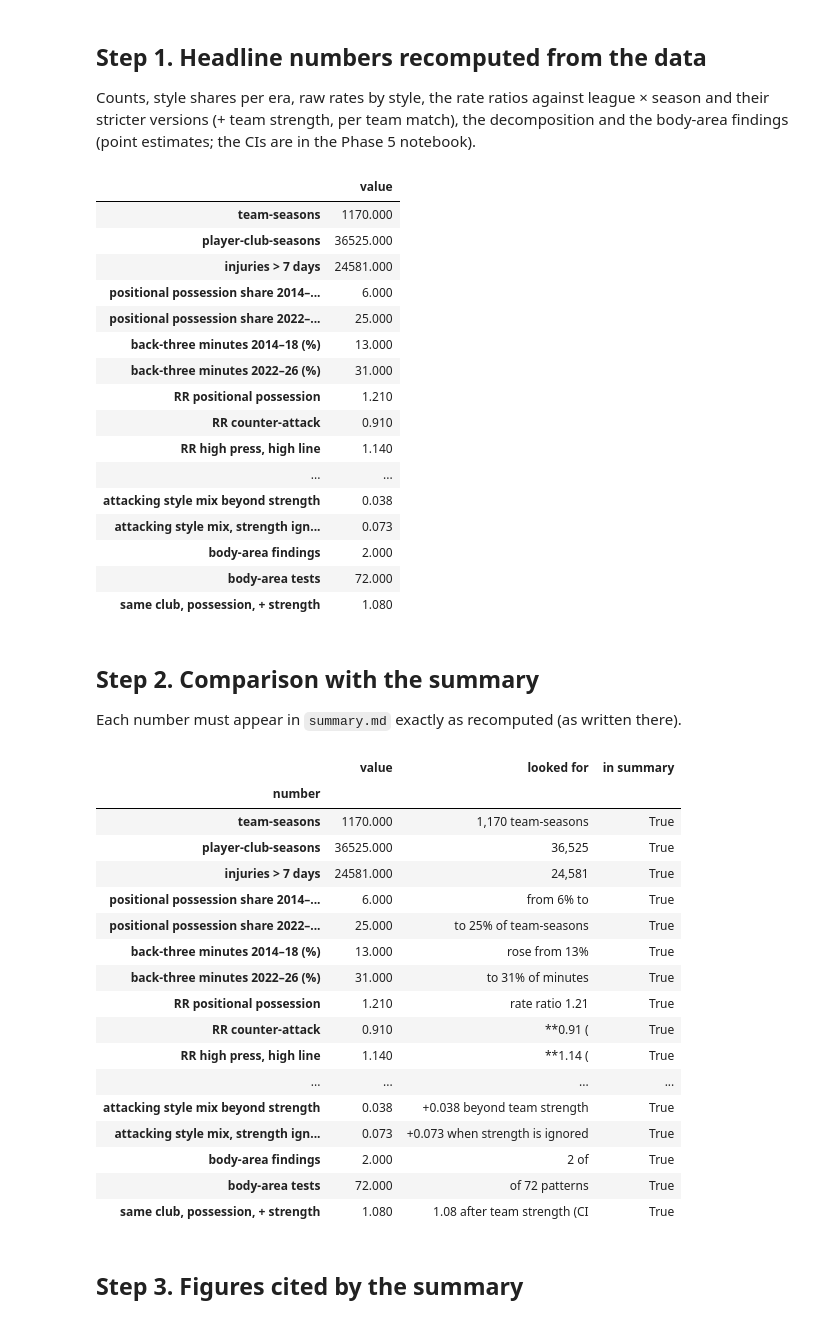
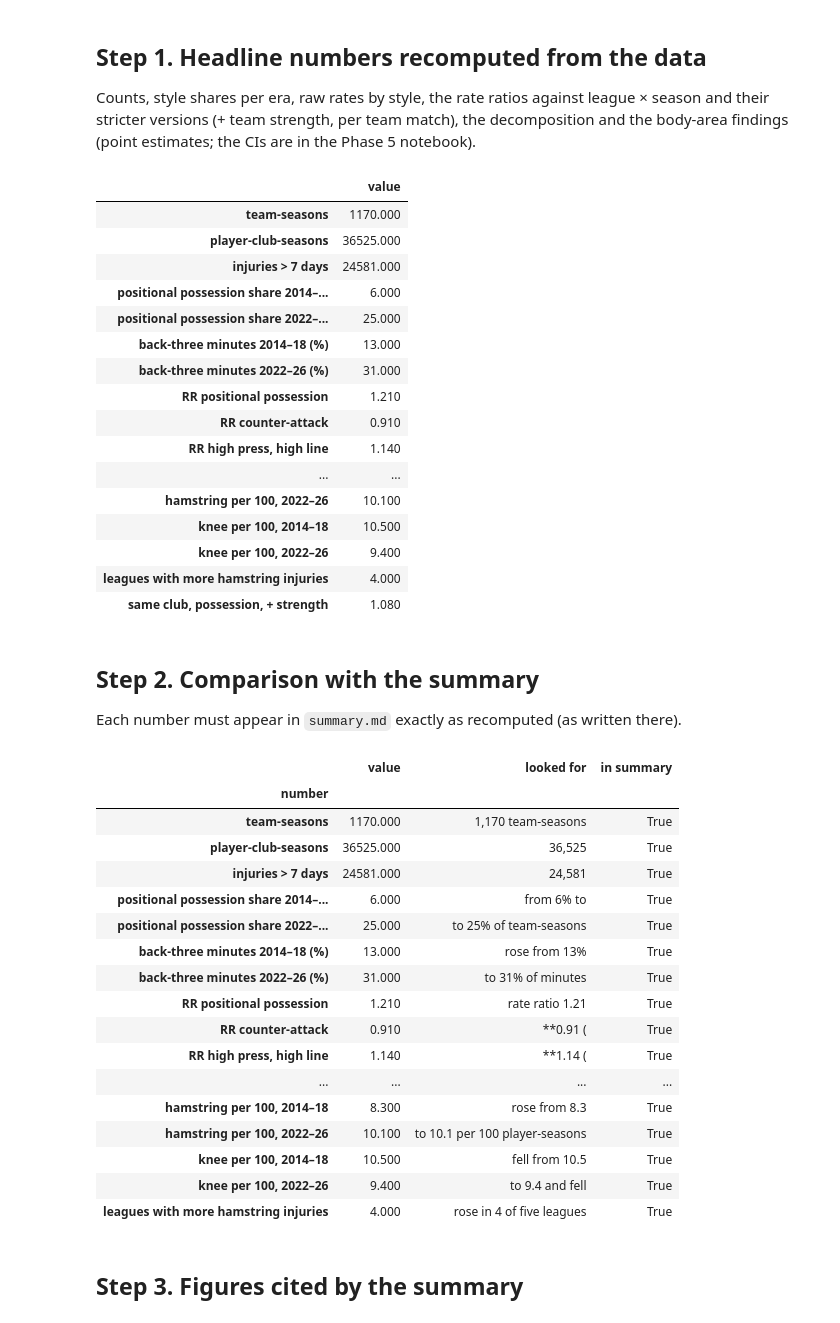
Before and after one commit to Mohammad99Shweiki/football-injuries, a Jupyter notebook: notebooks/06_report.ipynb, the cells around one changed output. Drawn from its saved outputs; the diff is of its cells as text; code cells hidden in the pictures.

```diff
--- a/notebooks/06_report.ipynb
+++ b/notebooks/06_report.ipynb
@@ -68,6 +68,12 @@ numbers |= {
     "attacking style mix beyond strength": round(d.loc["attacking style", "from style mix"], 3),
     "attacking style mix, strength ignored": round(d.loc["attacking style", "style mix, strength ignored"], 3),
     "body-area findings": int(fdr.finding.sum()), "body-area tests": len(fdr),
+    "hamstring per 100, 2014–18": round(100 * ps[ps.era == "2014–18"]["area: hamstring"].mean(), 1),
+    "hamstring per 100, 2022–26": round(100 * ps[ps.era == "2022–26"]["area: hamstring"].mean(), 1),
+    "knee per 100, 2014–18": round(100 * ps[ps.era == "2014–18"]["area: knee"].mean(), 1),
+    "knee per 100, 2022–26": round(100 * ps[ps.era == "2022–26"]["area: knee"].mean(), 1),
+    "leagues with more hamstring injuries": int(sum(100 * (d[d.era == "2022–26"]["area: hamstring"].mean() - d[d.era == "2014–18"]["area: hamstring"].mean()) > 0
+                                                    for _, d in ps.groupby("league"))),
     "same club, possession, + strength": round(pd.read_csv(DATA_DIR / "05_injury_analysis" / "tables" / "same_club.csv")
                                               .set_index("style").loc["Positional possession", "ratio, + team strength"], 2),
 }
@@ -85,10 +91,10 @@ pd.Series(numbers, name="value").to_frame()
 | RR counter-attack | 0.910 |
 | RR high press, high line | 1.140 |
 | ... | ... |
-| attacking style mix beyond strength | 0.038 |
-| attacking style mix, strength ign... | 0.073 |
-| body-area findings | 2.000 |
-| body-area tests | 72.000 |
+| hamstring per 100, 2022–26 | 10.100 |
+| knee per 100, 2014–18 | 10.500 |
+| knee per 100, 2022–26 | 9.400 |
+| leagues with more hamstring injuries | 4.000 |
 | same club, possession, + strength | 1.080 |
 # %% [markdown]
 ## Step 2. Comparison with the summary
@@ -104,38 +110,41 @@ EXPECTED_TEXT = {
     "injuries / player-season 2014–18": "from {:.3f}", "injuries / player-season 2022–26": "to {:.3f} per player-season",
     "RR positional possession, + strength": "{:.2f} after team strength", "RR positional possession, + age × position": "{:.2f} after age and position",
     "RR positional possession, per match + strength": "{:.2f} per team match", "RR high press, + strength": "high press: {:.2f} after team strength",
     "RR high press, per match + strength": "{:.2f} per match", "change in injuries / player-season": "+{:.3f}",
     "attacking style mix beyond strength": "+{:.3f} beyond team strength", "attacking style mix, strength ignored": "+{:.3f} when strength is ignored",
     "body-area findings": "{} of", "body-area tests": "of {} patterns",
     "same club, possession, + strength": "{:.2f} after team strength (CI",
+    "hamstring per 100, 2014–18": "rose from {:.1f}", "hamstring per 100, 2022–26": "to {:.1f} per 100 player-seasons",
+    "knee per 100, 2014–18": "fell from {:.1f}", "knee per 100, 2022–26": "to {:.1f} and fell",
+    "leagues with more hamstring injuries": "rose in {} of five leagues",
 }
 rows = []
 for key, pattern in EXPECTED_TEXT.items():
     value = numbers[key]
     text = pattern.format(value) if "{" in pattern else pattern
     rows.append({"number": key, "value": value, "looked for": text, "in summary": text in SUMMARY})
 check = pd.DataFrame(rows).set_index("number")
 assert check["in summary"].all(), check[~check["in summary"]]
 check
 # %% [output]
 |  | value | looked for | in summary |
 | number |  |  |  |
 | team-seasons | 1170.000 | 1,170 team-seasons | True |
 | player-club-seasons | 36525.000 | 36,525 | True |
 | injuries > 7 days | 24581.000 | 24,581 | True |
 | positional possession share 2014–... | 6.000 | from 6% to | True |
 | positional possession share 2022–... | 25.000 | to 25% of team-seasons | True |
 | back-three minutes 2014–18 (%) | 13.000 | rose from 13% | True |
 | back-three minutes 2022–26 (%) | 31.000 | to 31% of minutes | True |
 | RR positional possession | 1.210 | rate ratio 1.21 | True |
 | RR counter-attack | 0.910 | **0.91 ( | True |
 | RR high press, high line | 1.140 | **1.14 ( | True |
 | ... | ... | ... | ... |
-| attacking style mix beyond strength | 0.038 | +0.038 beyond team strength | True |
-| attacking style mix, strength ign... | 0.073 | +0.073 when strength is ignored | True |
-| body-area findings | 2.000 | 2 of | True |
-| body-area tests | 72.000 | of 72 patterns | True |
-| same club, possession, + strength | 1.080 | 1.08 after team strength (CI | True |
+| hamstring per 100, 2014–18 | 8.300 | rose from 8.3 | True |
+| hamstring per 100, 2022–26 | 10.100 | to 10.1 per 100 player-seasons | True |
+| knee per 100, 2014–18 | 10.500 | fell from 10.5 | True |
+| knee per 100, 2022–26 | 9.400 | to 9.4 and fell | True |
+| leagues with more hamstring injuries | 4.000 | rose in 4 of five leagues | True |
 # %% [markdown]
 ## Step 3. Figures cited by the summary
 # %%
```
Also changed, not shown: parts of 2 cells of this notebook, 14 other files.
